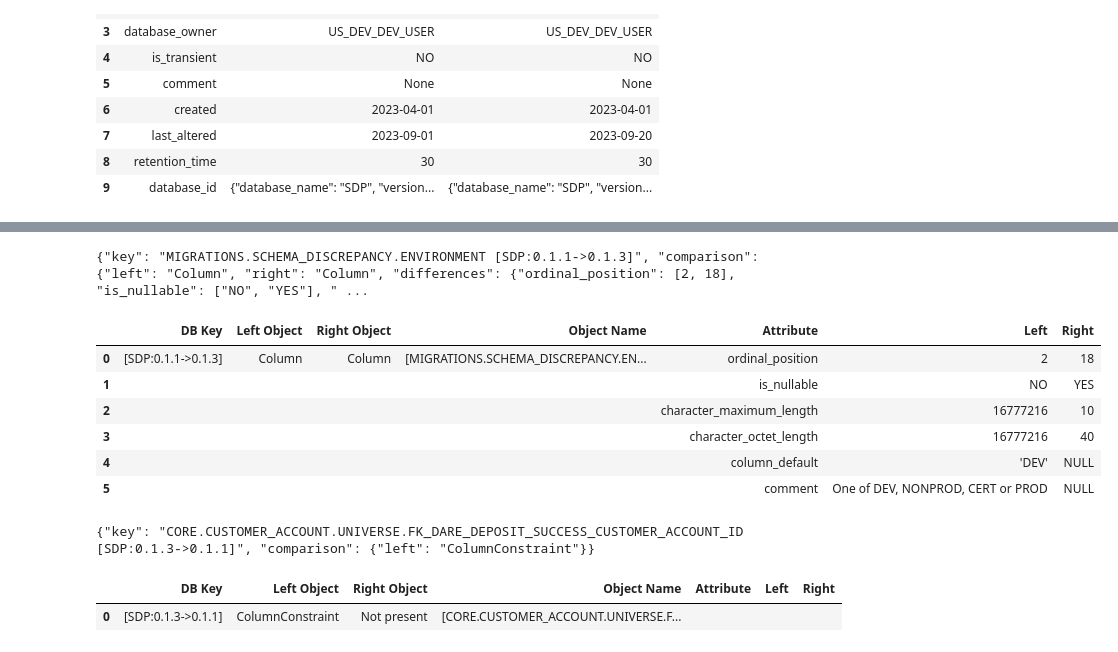
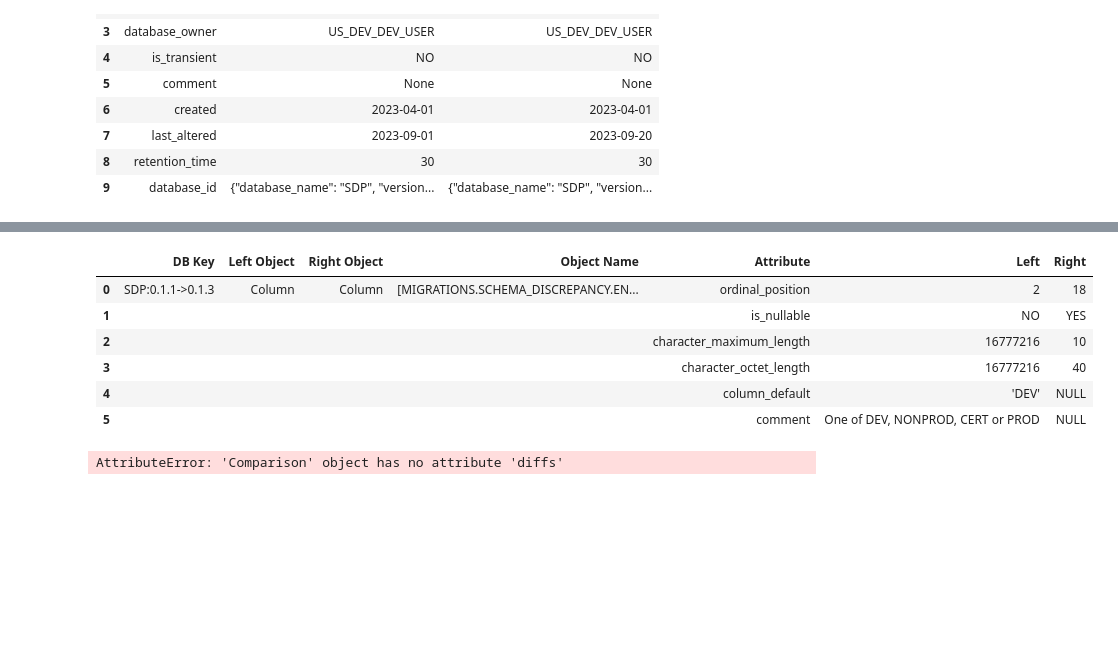
Before and after one commit to Igladyshev/schema-sentinel, a Jupyter notebook: SQLLite + SQLAlchemy.ipynb, the cells around one changed output, grey strips where cells are left out. Saved outputs shown, nothing was run; the diff lists cells and outputs as text; code cells hidden in the pictures; blank space fills up the shorter version.

```diff
--- a/SQLLite + SQLAlchemy.ipynb
+++ b/SQLLite + SQLAlchemy.ipynb
@@ -265,36 +350,35 @@ comparison = Comparison(
     created="2023-09-20 13:17:59.920765",
 )
 comparisons = [comparison]
 comparison = Comparison(
     object_type="column",
     comparison_key="MIGRATIONS.SCHEMA_DISCREPANCY.ENVIRONMENT [SDP:0.1.1->0.1.3]",
     target_database_id=json.dumps({"database_name": "SDP", "version": "0.1.3", "environment": "dev"}),
     source_database_id=json.dumps({"database_name": "SDP", "version": "0.1.1", "environment": "dev"}),
     comparison_value=json.dumps(
         {
             "key": "MIGRATIONS.SCHEMA_DISCREPANCY.ENVIRONMENT [SDP:0.1.1->0.1.3]",
             "comparison": {
                 "left": "Column",
                 "right": "Column",
                 "differences": {
                     "ordinal_position": [2, 18],
                     "is_nullable": ["NO", "YES"],
                     "character_maximum_length": [16777216, 10],
                     "character_octet_length": [16777216, 40],
                     "column_default": ["'DEV'", "NULL"],
                     "comment": ["One of DEV, NONPROD, CERT or PROD", "NULL"],
                 },
             },
         }
     ),
     comparison_performed_by="user@example.com",
     created="2023-09-20 13:17:59.920765",
 )
-comparison.diffs
+comparison.one_diffs
 # %% [output]
-{"key": "MIGRATIONS.SCHEMA_DISCREPANCY.ENVIRONMENT [SDP:0.1.1->0.1.3]", "comparison": {"left": "Column", "right": "Column", "differences": {"ordinal_position": [2, 18], "is_nullable": ["NO", "YES"], " ...
 |  | DB Key | Left Object | Right Object | Object Name | Attribute | Left | Right |
-| 0 | [SDP:0.1.1->0.1.3] | Column | Column | [MIGRATIONS.SCHEMA_DISCREPANCY.EN... | ordinal_position | 2 | 18 |
+| 0 | SDP:0.1.1->0.1.3 | Column | Column | [MIGRATIONS.SCHEMA_DISCREPANCY.EN... | ordinal_position | 2 | 18 |
 | 1 |  |  |  |  | is_nullable | NO | YES |
 | 2 |  |  |  |  | character_maximum_length | 16777216 | 10 |
 | 3 |  |  |  |  | character_octet_length | 16777216 | 40 |
@@ -319,8 +403,6 @@ comparison = Comparison(
     comparison_performed_by="user@example.com",
     created="2023-09-20 13:17:59.920765",
 )
-comparison.diffs
+comparison.one_diffs
 # %% [output]
-{"key": "CORE.CUSTOMER_ACCOUNT.UNIVERSE.FK_DARE_DEPOSIT_SUCCESS_CUSTOMER_ACCOUNT_ID [SDP:0.1.3->0.1.1]", "comparison": {"left": "ColumnConstraint"}}
+AttributeError: 'Comparison' object has no attribute 'diffs'
-|  | DB Key | Left Object | Right Object | Object Name | Attribute | Left | Right |
-| 0 | [SDP:0.1.3->0.1.1] | ColumnConstraint | Not present | [CORE.CUSTOMER_ACCOUNT.UNIVERSE.F... |  |  |  |
```
Also changed, not shown: parts of 8 cells of this notebook, 19 other files.
